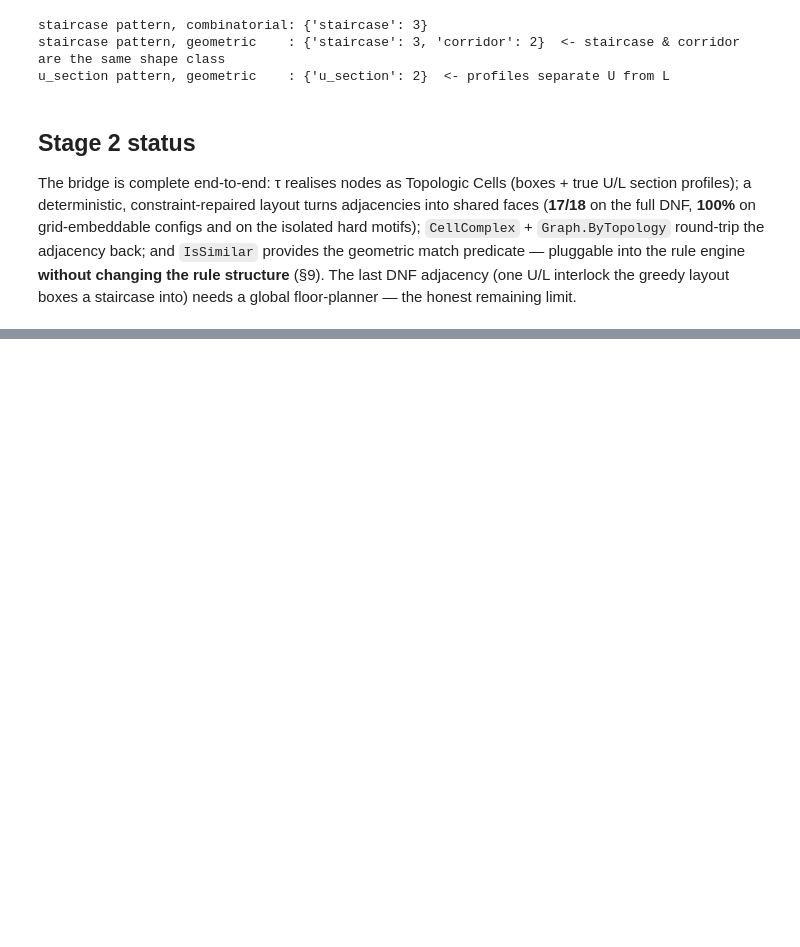
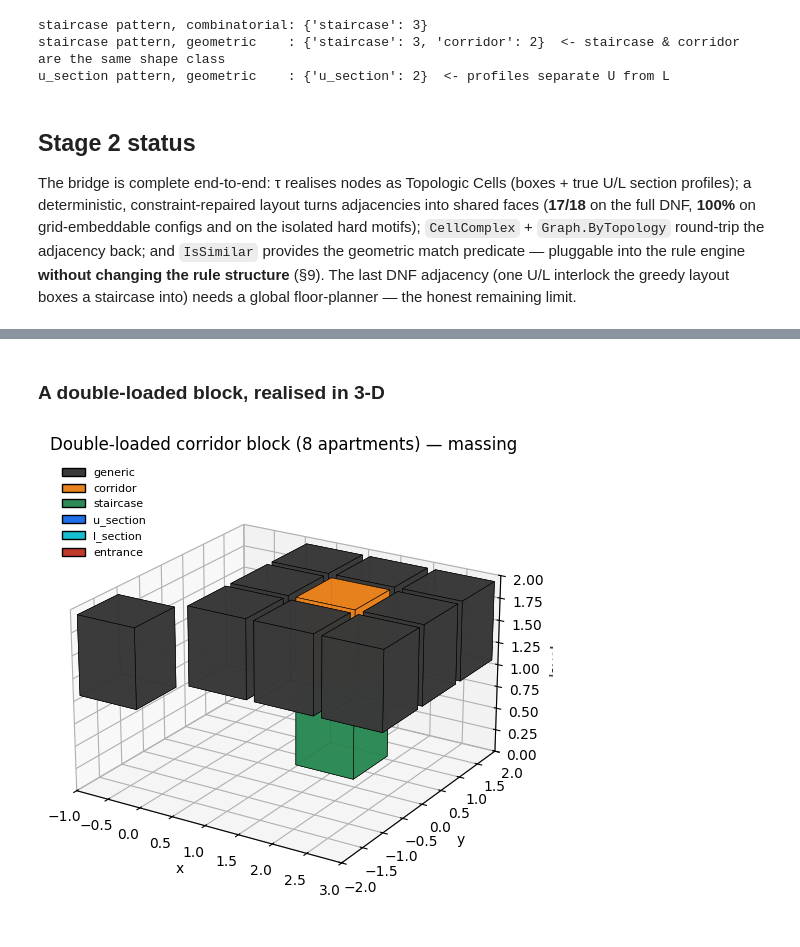
Before and after one commit to arlav/graphtope, a Jupyter notebook: notebooks/01_graphtope.ipynb, the cells around one changed output, grey strips where cells are left out. Drawn from its saved outputs; the diff is of its cells as text; code cells hidden in the pictures; blank space fills up the shorter version.

```diff
--- a/notebooks/01_graphtope.ipynb
+++ b/notebooks/01_graphtope.ipynb
@@ -662,0 +795,15 @@ into) needs a global floor-planner — the honest remaining limit.
+# %%
+from graphtope import grammar_params as gp
+from collections import Counter
+
+# single- vs double-loaded corridor blocks
+for loading in ("single", "double"):
+    g = StateGraph(); g.add_node(A.GENERIC, id="b")
+    gp.corridor_block(3, loading=loading).apply_first(g)
+    apts = [n for n in g.nodes() if g.node_attrs(n).get("subtype") == "apartment"]
+    print(f"corridor_block(3, {loading:<6}): {len(apts)} apartments, valid={validity.is_valid(g)}")
+
+# mirror a wing into a symmetric pair
+g = StateGraph(); g.add_node(A.CORRIDOR, id="c"); g.add_node(A.GENERIC, id="r"); g.add_edge("c","r",A.H)
+gp.mirror(g, ["c","r"], seam=["c"])
+print("after mirror:", g, "->", dict(Counter(g.node_label(n) for n in g.nodes())))
@@ -662,0 +848,14 @@ into) needs a global floor-planner — the honest remaining limit.
+# %% [markdown]
+### A double-loaded block, realised in 3-D
+# %%
+import matplotlib.pyplot as plt
+g = StateGraph(); g.add_node(A.GENERIC, id="b")
+gp.corridor_block(4, loading="double").apply_first(g)
+gp.add_staircase_tower(1).apply_first(g)
+fig = plt.figure(figsize=(8, 6)); ax = fig.add_subplot(111, projection="3d")
+topoview.draw_massing(g, ax=ax)
+ax.legend(handles=topoview.legend_handles(), loc="upper left", fontsize=8, frameon=False)
+ax.set_title("Double-loaded corridor block (8 apartments) — massing")
+None
+# %% [output]
+[figure, added]
```
Also changed, not shown: parts of 32 cells of this notebook, 21 other files.
